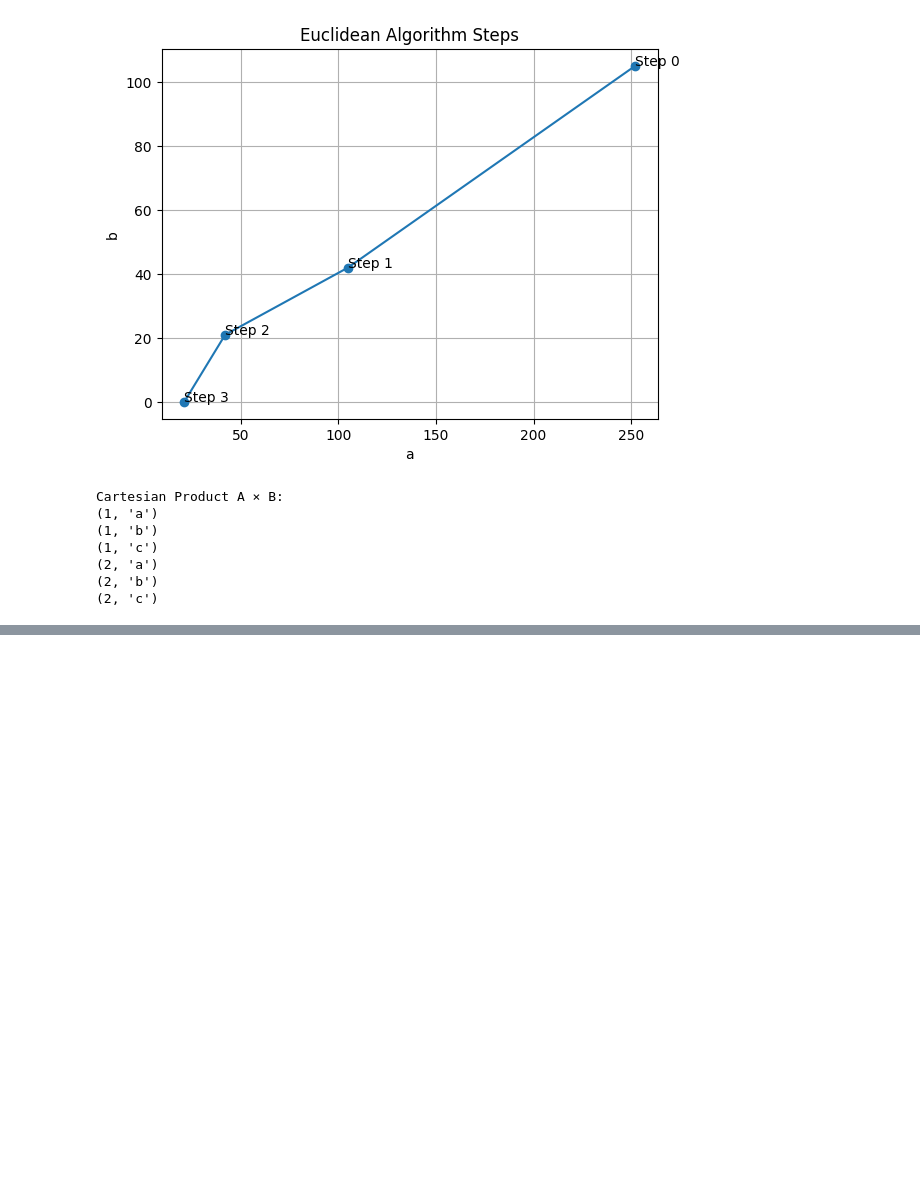
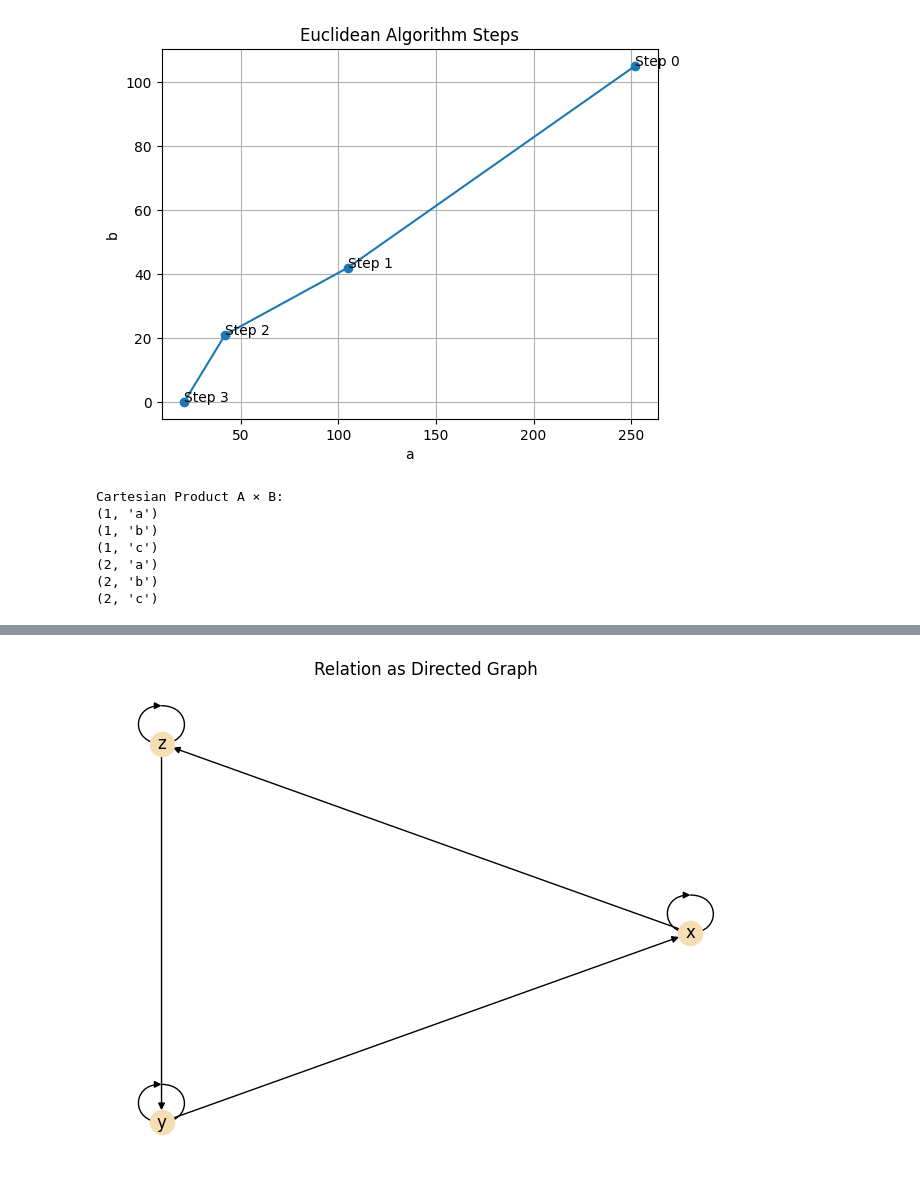
Before and after one commit to rmd360/machinelearningproject, a Jupyter notebook: Maths.ipynb, the cells around one changed output, grey strips where cells are left out. Drawn from its saved outputs; the diff is of its cells as text; code cells hidden in the pictures; blank space fills up the shorter version.

```diff
--- a/Maths.ipynb
+++ b/Maths.ipynb
@@ -956,0 +1008,20 @@ Cartesian Product A × B:
+# %%
+
+relation = np.array([
+    [1, 0, 1],
+    [1, 1, 0],
+    [0, 1, 1]
+])
+labels = ["x", "y", "z"]
+
+G = nx.DiGraph()
+for i in range(3):
+    for j in range(3):
+        if relation[i][j] == 1:
+            G.add_edge(labels[i], labels[j])
+
+nx.draw_circular(G, with_labels=True, node_color='wheat')
+plt.title("Relation as Directed Graph")
+plt.show()
+# %% [output]
+[figure, added]
```
Also changed, not shown: parts of 6 cells of this notebook.
